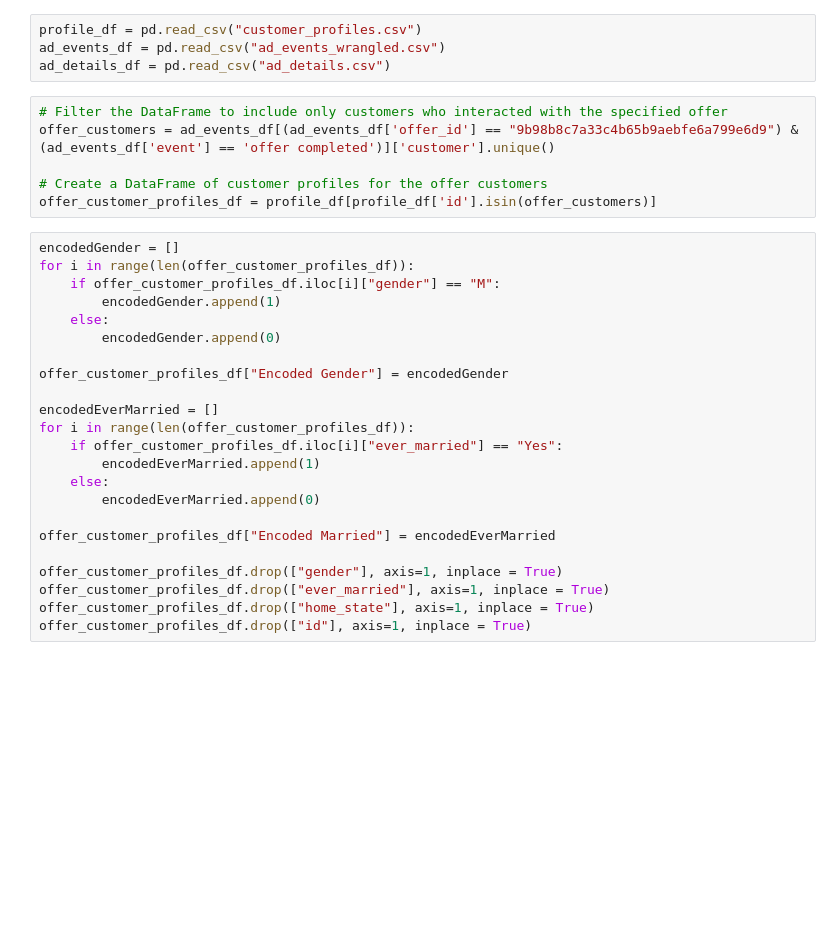
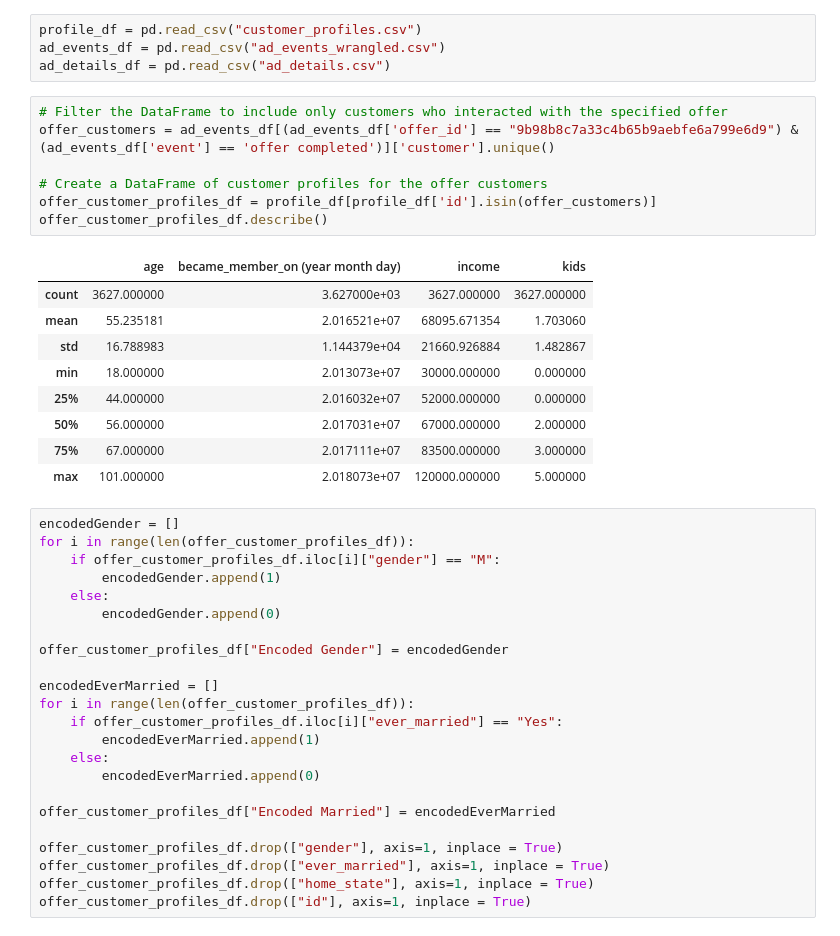
Before and after one commit to ApuAdh/RFP, a Jupyter notebook: Taco Bell/DBSCAN/DBSCAN with Offer Audience.ipynb, the cells around one changed output. Cells and saved outputs as stored; diff of their text form; blank space fills up the shorter version.

```diff
--- a/Taco Bell/DBSCAN/DBSCAN with Offer Audience.ipynb
+++ b/Taco Bell/DBSCAN/DBSCAN with Offer Audience.ipynb
@@ -14,9 +14,20 @@ ad_details_df = pd.read_csv("ad_details.csv")
 # %%
 # Filter the DataFrame to include only customers who interacted with the specified offer
 offer_customers = ad_events_df[(ad_events_df['offer_id'] == "9b98b8c7a33c4b65b9aebfe6a799e6d9") & (ad_events_df['event'] == 'offer completed')]['customer'].unique()
 
 # Create a DataFrame of customer profiles for the offer customers
 offer_customer_profiles_df = profile_df[profile_df['id'].isin(offer_customers)]
+offer_customer_profiles_df.describe()
+# %% [output]
+|  | age | became_member_on (year month day) | income | kids |
+| count | 3627.000000 | 3.627000e+03 | 3627.000000 | 3627.000000 |
+| mean | 55.235181 | 2.016521e+07 | 68095.671354 | 1.703060 |
+| std | 16.788983 | 1.144379e+04 | 21660.926884 | 1.482867 |
+| min | 18.000000 | 2.013073e+07 | 30000.000000 | 0.000000 |
+| 25% | 44.000000 | 2.016032e+07 | 52000.000000 | 0.000000 |
+| 50% | 56.000000 | 2.017031e+07 | 67000.000000 | 2.000000 |
+| 75% | 67.000000 | 2.017111e+07 | 83500.000000 | 3.000000 |
+| max | 101.000000 | 2.018073e+07 | 120000.000000 | 5.000000 |
 # %%
 encodedGender = []
 for i in range(len(offer_customer_profiles_df)):
```
Also changed, not shown: parts of 5 cells of this notebook.
